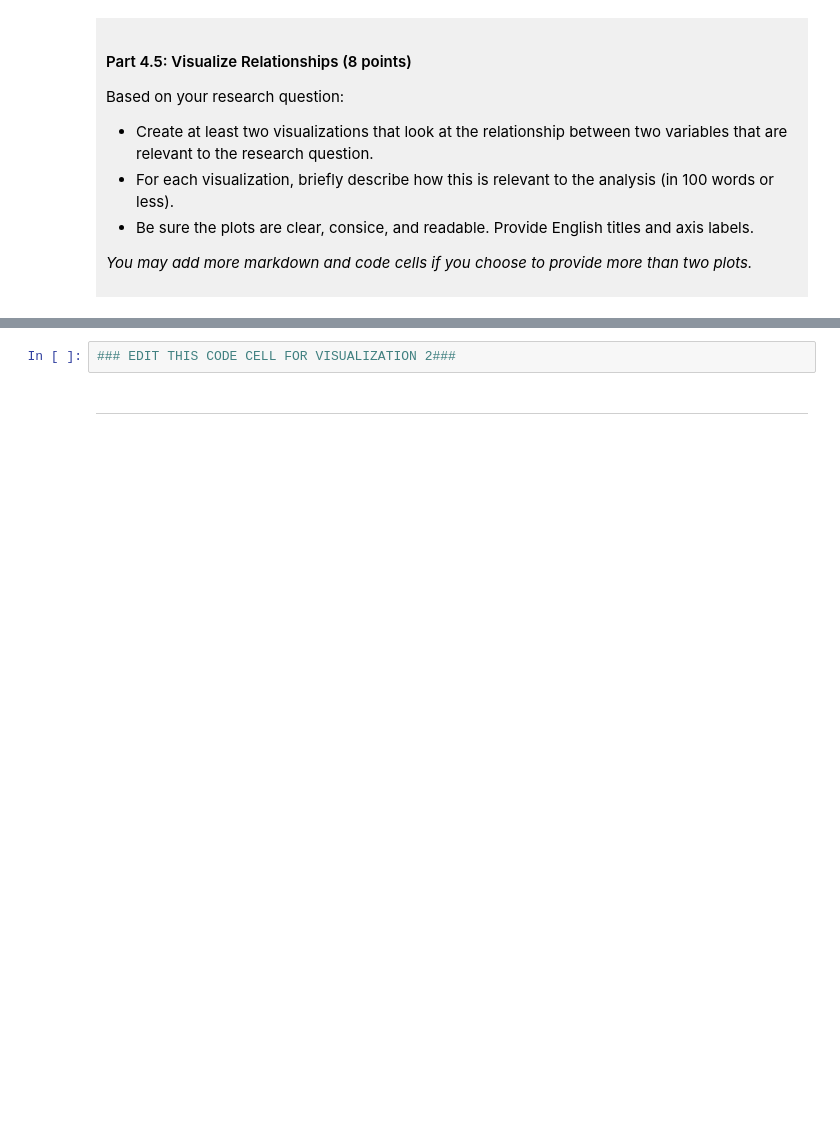
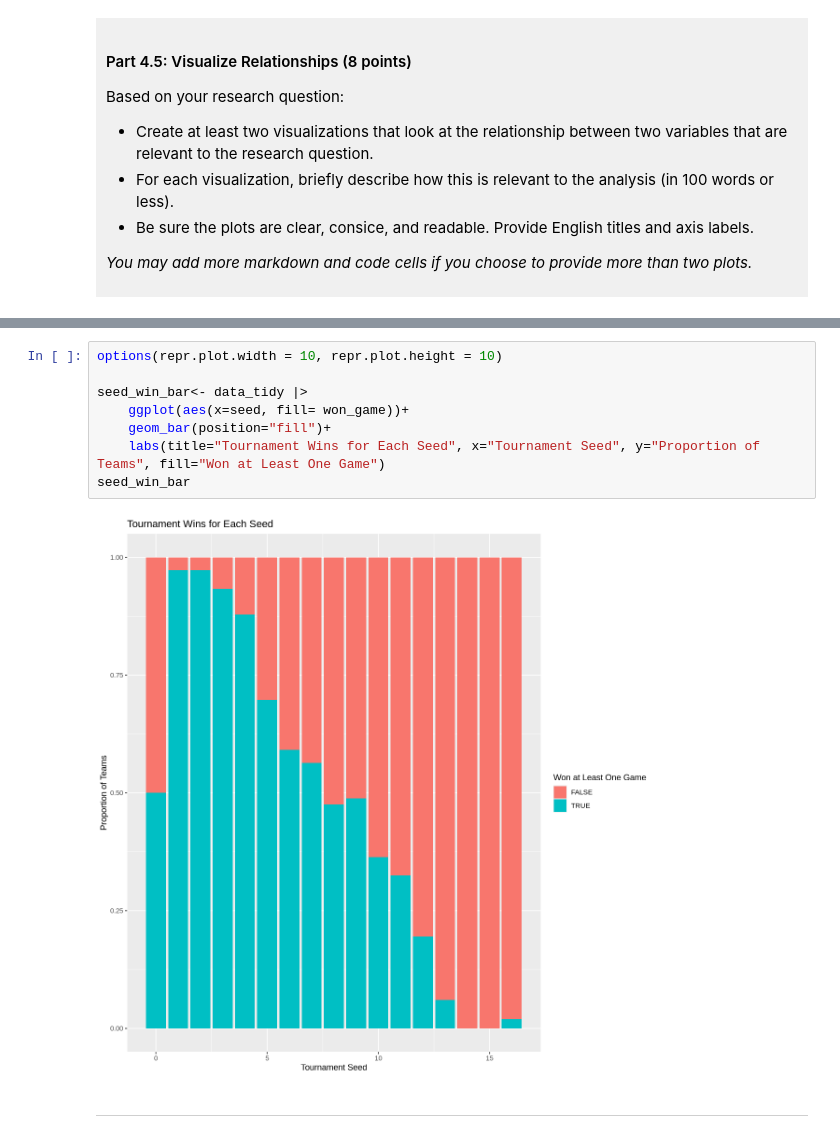
Before and after one commit to parkar5/dsci-100-project-aidan-park, a Jupyter notebook: dsci-100-project-notebook.ipynb, the cells around one changed output, grey strips where cells are left out. Drawn from its saved outputs; the diff is of its cells as text; blank space fills up the shorter version.

```diff
--- a/dsci-100-project-notebook.ipynb
+++ b/dsci-100-project-notebook.ipynb
@@ -324,5 +375,13 @@ Visualization 2: %%% EDIT THIS MARKDOWN CELL%%%
 # %%
-### EDIT THIS CODE CELL FOR VISUALIZATION 2###
+options(repr.plot.width = 10, repr.plot.height = 10)
+
+seed_win_bar<- data_tidy |>
+    ggplot(aes(x=seed, fill= won_game))+
+    geom_bar(position="fill")+
+    labs(title="Tournament Wins for Each Seed", x="Tournament Seed", y="Proportion of Teams", fill="Won at Least One Game")
+seed_win_bar
+# %% [output]
+[figure, added]
 # %% [markdown]
 ------
 # %% [markdown]
```
Also changed, not shown: parts of 9 cells of this notebook.
